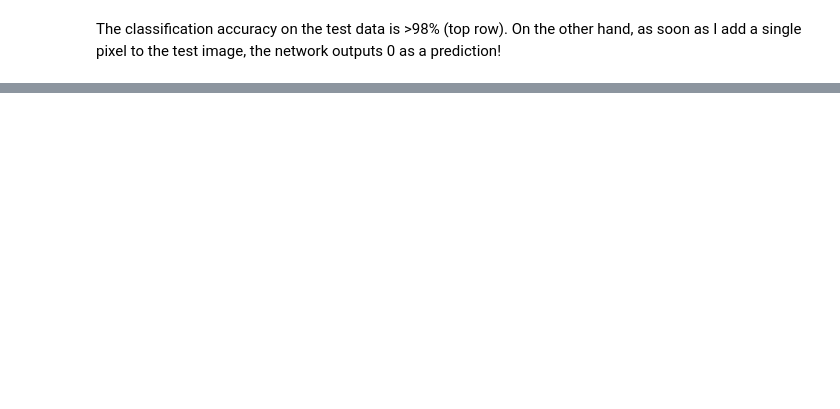
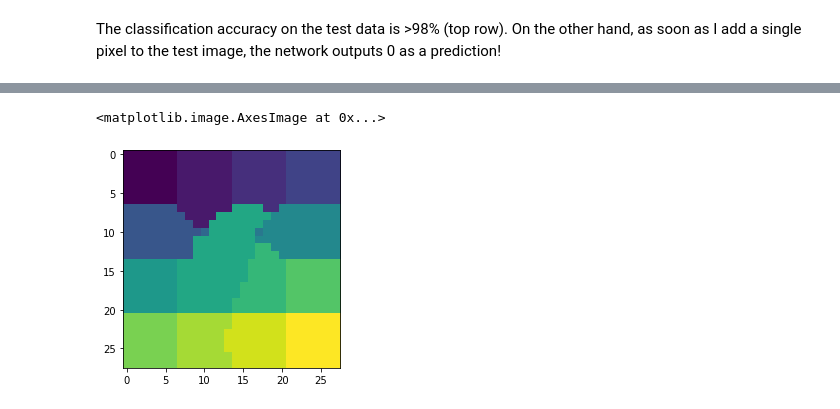
Before and after one commit to jonathanhuml/interpretable_citrus, a Jupyter notebook: TO_MNIST_BadNets.ipynb, the cells around one changed output, grey strips where cells are left out. Saved outputs shown, nothing was run; the diff lists cells and outputs as text; code cells hidden in the pictures; blank space fills up the shorter version.

```diff
--- a/TO_MNIST_BadNets.ipynb
+++ b/TO_MNIST_BadNets.ipynb
@@ -267,0 +483,5 @@ The classification accuracy on the test data is >98% (top row). On the other han
+# %%
+plt.imshow(segments)
+# %% [output]
+<matplotlib.image.AxesImage at 0x...>
+[figure, added]
```
Also changed, not shown: parts of 26 cells of this notebook.
